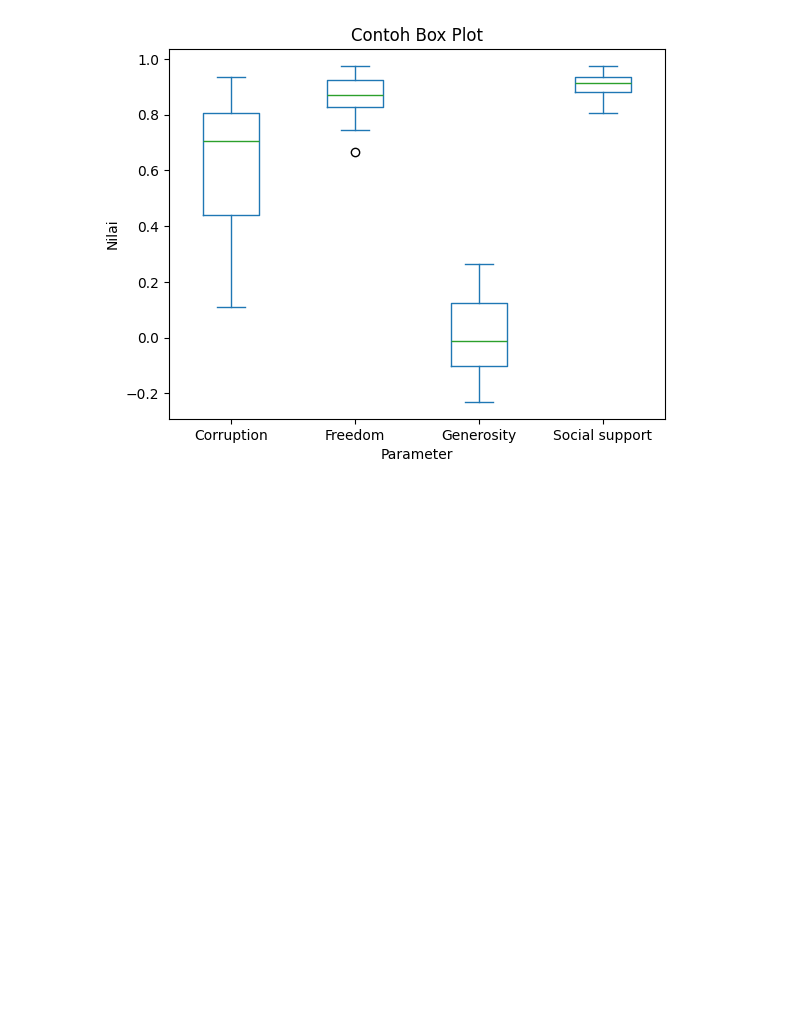
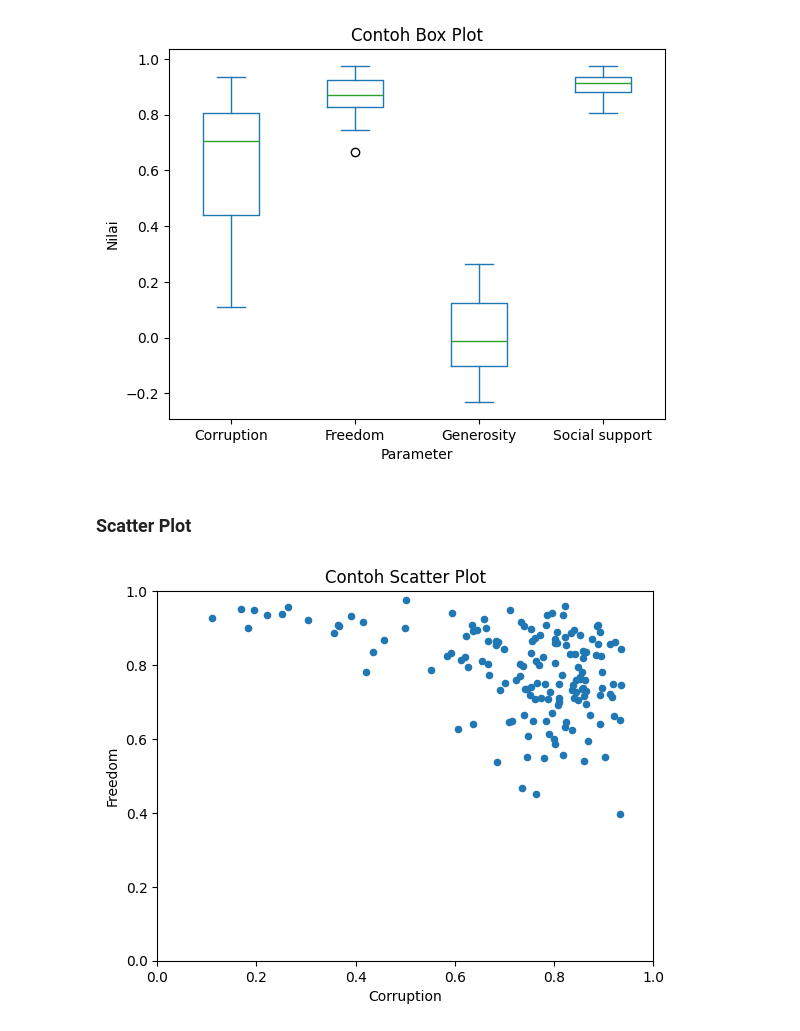
Before and after one commit to LatiefDataVisionary/matplotlib-with-indonesia-belajar, a Jupyter notebook: Matplotlib_22_|_Pandas_Data_Frame_dan_Matplotlib_|_Part_3_.ipynb, the cells around one changed output. Cells and saved outputs as stored; diff of their text form; code cells hidden in the pictures; blank space fills up the shorter version.

Commit message:
Scatter Plot

```diff
--- a/Matplotlib_22_|_Pandas_Data_Frame_dan_Matplotlib_|_Part_3_.ipynb
+++ b/Matplotlib_22_|_Pandas_Data_Frame_dan_Matplotlib_|_Part_3_.ipynb
@@ -129,3 +129,18 @@ df[:50].plot(x='Country',
 plt.show()
 # %% [output]
 [figure]
+# %% [markdown]
+### **Scatter Plot**
+# %%
+df.plot(x='Corruption',
+        y='Freedom',
+        kind='scatter',
+        xlim=(0, 1),
+        ylim=(0, 1),
+        title='Contoh Scatter Plot',
+        xlabel='Corruption',
+        ylabel='Freedom')
+
+plt.show()
+# %% [output]
+[figure, added]
```
Also changed, not shown: parts of 1 cell of this notebook.
